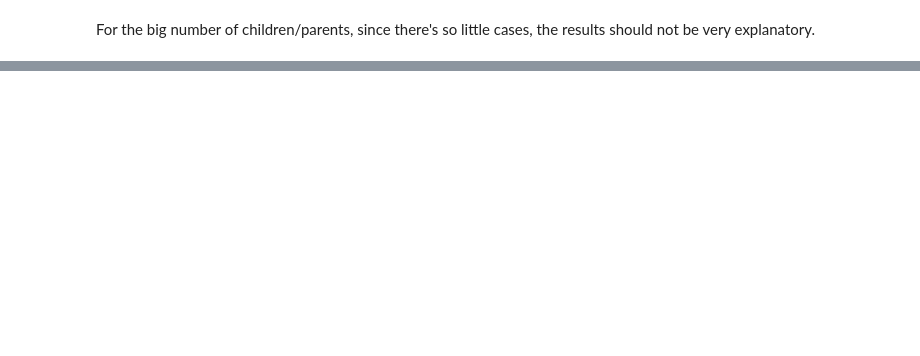
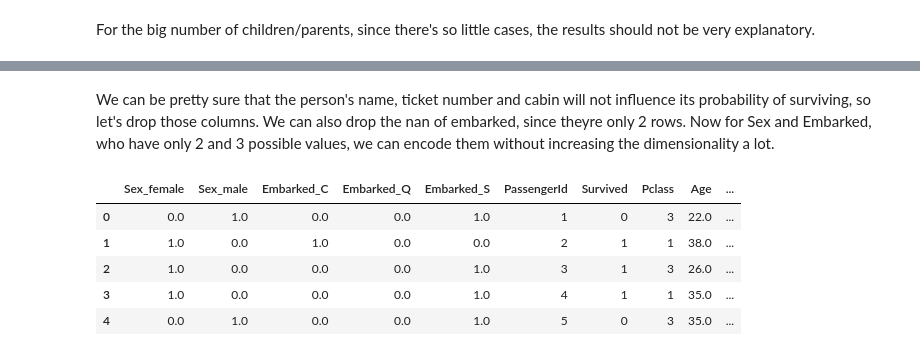
Before and after one commit to maria-barros-dotcom/titanic_prediction, a Jupyter notebook: notebook.ipynb, the cells around one changed output, grey strips where cells are left out. Cells and saved outputs as stored; diff of their text form; code cells hidden in the pictures; blank space fills up the shorter version.

```diff
--- a/notebook.ipynb
+++ b/notebook.ipynb
@@ -146,0 +254,25 @@ plt.show()
+# %% [markdown]
+We can be pretty sure that the person's name, ticket number and cabin will not influence its probability of surviving, so let's drop those columns.
+We can also drop the nan of embarked, since theyre only 2 rows.
+Now for Sex and Embarked, who have only 2 and 3 possible values, we can encode them without increasing the dimensionality a lot.
+# %%
+train.dropna(subset=['Embarked'], inplace=True)
+
+categorical_cols = ['Sex', 'Embarked']
+
+ct = ColumnTransformer([
+    ('encoder', OneHotEncoder(handle_unknown='ignore', sparse_output=False, ), categorical_cols)
+], remainder='passthrough', verbose_feature_names_out=False)
+
+ct.set_output(transform='pandas')
+train_encoded = ct.fit_transform(train)
+
+train_encoded.drop(columns=['Name', 'Ticket', 'Cabin'], inplace=True)
+(train_encoded.head())
+# %% [output]
+|  | Sex_female | Sex_male | Embarked_C | Embarked_Q | Embarked_S | PassengerId | Survived | Pclass | Age | ... |
+| 0 | 0.0 | 1.0 | 0.0 | 0.0 | 1.0 | 1 | 0 | 3 | 22.0 | ... |
+| 1 | 1.0 | 0.0 | 1.0 | 0.0 | 0.0 | 2 | 1 | 1 | 38.0 | ... |
+| 2 | 1.0 | 0.0 | 0.0 | 0.0 | 1.0 | 3 | 1 | 3 | 26.0 | ... |
+| 3 | 1.0 | 0.0 | 0.0 | 0.0 | 1.0 | 4 | 1 | 1 | 35.0 | ... |
+| 4 | 0.0 | 1.0 | 0.0 | 0.0 | 1.0 | 5 | 0 | 3 | 35.0 | ... |
```
Also changed, not shown: parts of 15 cells of this notebook.
